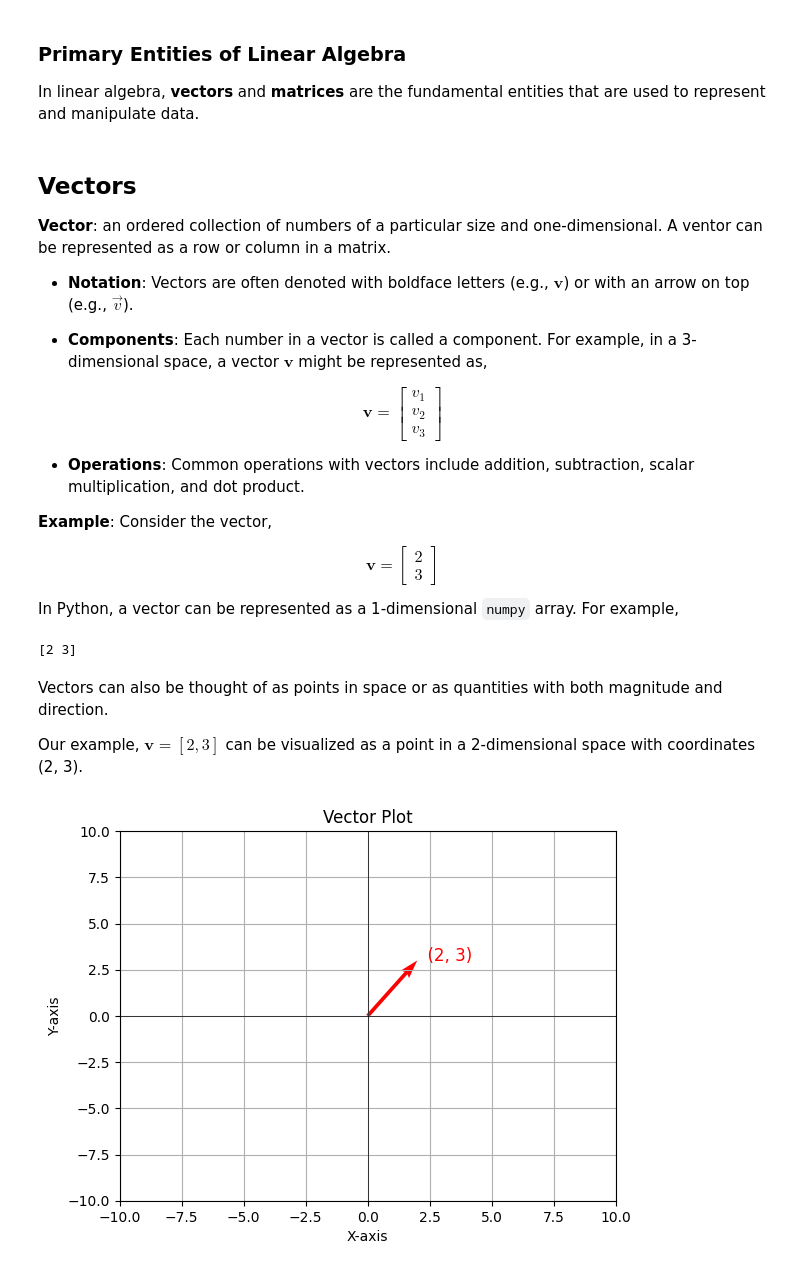
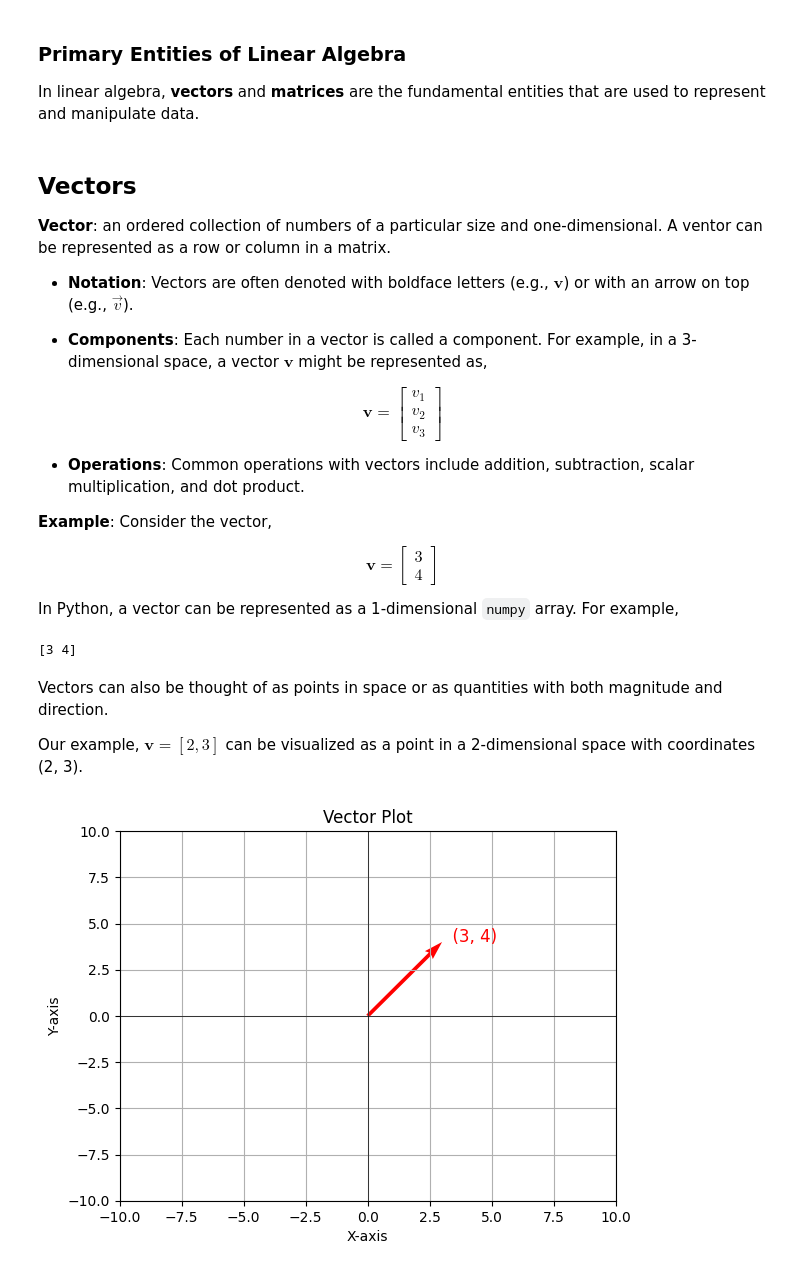
Before and after one commit to themarisolhernandez/ds-review-lessons, a Jupyter notebook: 05-calculus-and-l-algebra.ipynb, the cells around one changed output. Drawn from its saved outputs; the diff is of its cells as text; code cells hidden in the pictures.

```diff
--- a/05-calculus-and-l-algebra.ipynb
+++ b/05-calculus-and-l-algebra.ipynb
@@ -28,8 +28,8 @@ v_3
 
 $$\mathbf{v} =
 \begin{bmatrix}
-2 \\
-3
+3 \\
+4
 \end{bmatrix}$$
 
 In Python, a vector can be represented as a 1-dimensional `numpy` array. For example,
@@ -37,10 +37,10 @@ In Python, a vector can be represented as a 1-dimensional `numpy` array. For exa
 import numpy as np
 
 # Define the vector
-vector = np.array([2, 3])
-print(vector)
+v = np.array([3, 4])
+print(v)
 # %% [output]
-[2 3]
+[3 4]
 # %% [markdown]
 Vectors can also be thought of as points in space or as quantities with both magnitude and direction.
 
@@ -76,6 +76,6 @@ def plot_vector(vector):
     plt.show()
 # %%
 # Plotting a vector
-plot_vector(vector)
+plot_vector(vector=v)
 # %% [output]
-[figure, old version]
+[figure, new version]
```
Also changed, not shown: parts of 43 cells of this notebook.
